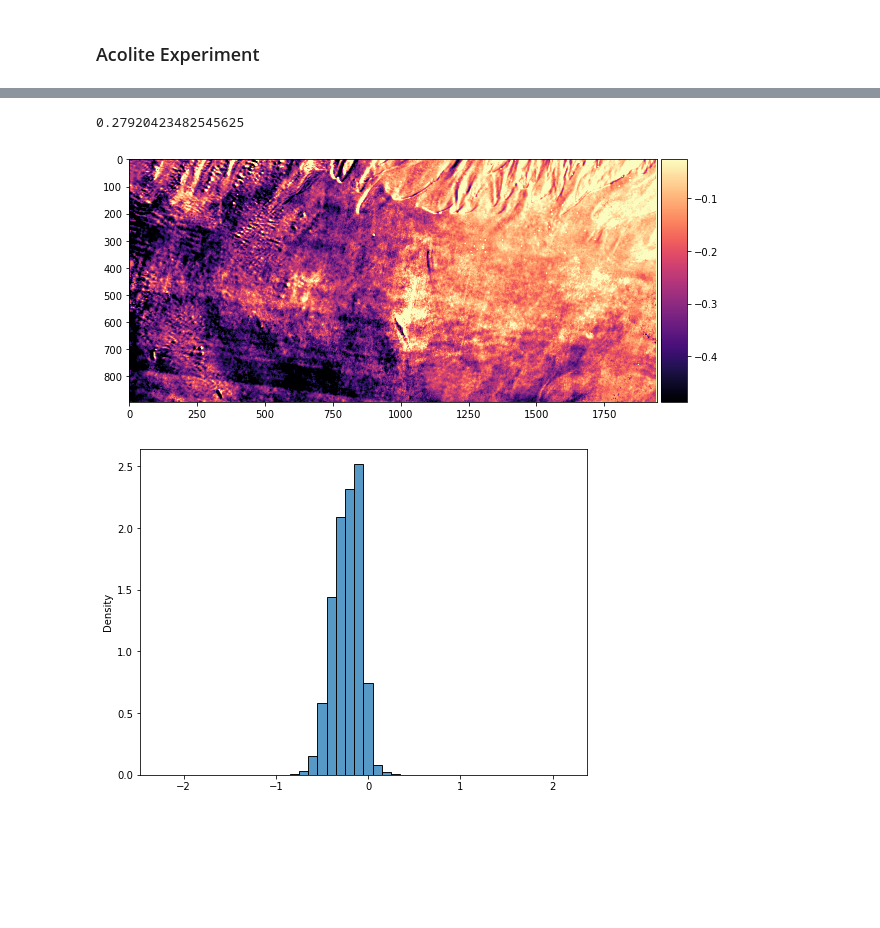
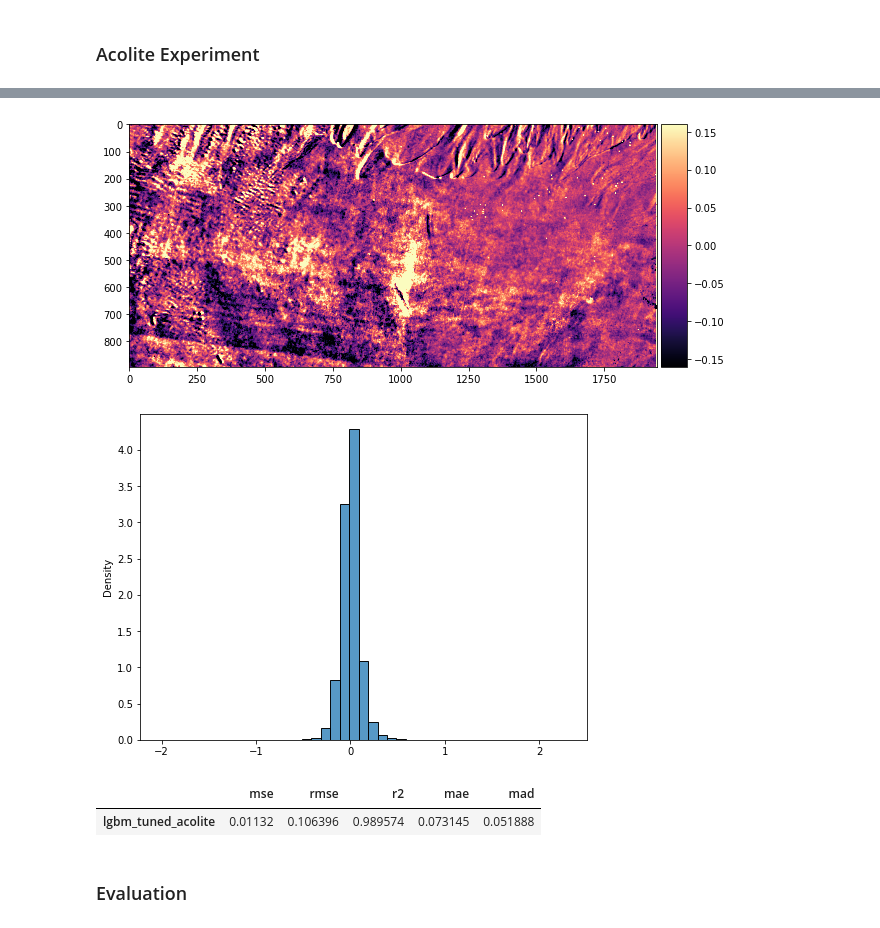
Before and after one commit to WalternativE/evaluation-preprocessing-methods-sentinel2-ml-based-bathymetry-estimation, a Jupyter notebook: notebooks/11__lgbm_calibration_bahamas.ipynb, the cells around one changed output, grey strips where cells are left out. Drawn from its saved outputs; the diff is of its cells as text; code cells hidden in the pictures; blank space fills up the shorter version.

Commit message:
Add basic evaluation of emperic models in different AOIs

```diff
--- a/notebooks/11__lgbm_calibration_bahamas.ipynb
+++ b/notebooks/11__lgbm_calibration_bahamas.ipynb
@@ -116,20 +117,17 @@ plt.show()
 params = {
     'objective': 'regression',
     'metric': 'mean_squared_error',
-    'boosting_type': 'dart',
-    'num_boost_round': 100,
-    'force_col_wise': True,
     'seed': 42,
 }
 
 (train_ds, val_ds) = create_train_val_set(train_test_eop, (FeatureType.DATA, 'L2A_data'))
 
 with io.capture_output() as capture:
-    model = lgb.train(
+    model_l2a = lgb.train(
         params,
         train_ds,
         valid_sets=val_ds,
-        callbacks=[log_evaluation(100)],
+        callbacks=[log_evaluation(100), early_stopping(100)],
         optuna_seed=42,
     )
 
@@ -195,11 +210,11 @@ plt.show()
 (train_ds, val_ds) = create_train_val_set(train_test_eop, (FeatureType.DATA, 'L1C_data'))
 
 with io.capture_output() as capture:
-    model = lgb.train(
+    model_l1c = lgb.train(
         params,
         train_ds,
         valid_sets=val_ds,
-        callbacks=[log_evaluation(100)],
+        callbacks=[log_evaluation(100), early_stopping(100)],
         optuna_seed=42,
     )
 
@@ -261,11 +276,11 @@ plt.show()
 (train_ds, val_ds) = create_train_val_set(train_test_eop, (FeatureType.DATA, 'L2W_data'))
 
 with io.capture_output() as capture:
-    model = lgb.train(
+    model_acolite = lgb.train(
         params,
         train_ds,
         valid_sets=val_ds,
-        callbacks=[log_evaluation(100)],
+        callbacks=[log_evaluation(100), early_stopping(100)],
         optuna_seed=42,
     )
 
@@ -291,36 +306,38 @@ write_optuna_capture_to_logs('../optuna_logs', capture)
-# %%
-y_val_hat = model.predict(val_ds.data, num_iteration=model.best_iteration)
-rmse = np.sqrt(mean_squared_error(val_ds.label, y_val_hat))
-rmse
-# %% [output]
-0.27920423482545625
 # %%
 X_all, y_all = get_X_y_for_split(
     train_test_eop,
     split_type=SplitType.All,
     data_feature=(FeatureType.DATA, 'L2W_data'),
     label_feature=(FeatureType.DATA_TIMELESS, 'bathy_data'),
 )
 
-acolite_sdb_estimation_values, acolite_sdb_estimation_map = create_sdb_estimation(train_test_eop, model, X_all)
+acolite_sdb_estimation_values, acolite_sdb_estimation_map = create_sdb_estimation(train_test_eop, model_acolite, X_all)
 
 masked_bathy_data = get_masked_map(
     train_test_eop,
     (FeatureType.DATA_TIMELESS, 'bathy_data'),
     data_mask_feature
 )
 acolite_sdb_errors = acolite_sdb_estimation_map - masked_bathy_data
 eolx.visualization.plot_ndarray_band(acolite_sdb_errors, cmap='magma')
 plt.show()
 # %% [output]
-[figure, old version]
+[figure, new version]
 # %%
 fig, ax = plt.subplots(figsize=(8, 6))
 acolite_sdb_residuals = acolite_sdb_estimation_values - y_all
 sns.histplot(acolite_sdb_residuals, binwidth=0.1, stat='density', ax=ax)
 plt.show()
 # %% [output]
-[figure, old version]
+[figure, new version]
+# %%
+exp_lgbm_acolite = dx.Explainer(model_acolite, val_ds.data, val_ds.label, label='lgbm_tuned_acolite', verbose=False)
+exp_lgbm_acolite.model_performance()
+# %% [output]
+|  | mse | rmse | r2 | mae | mad |
+| lgbm_tuned_acolite | 0.01132 | 0.106396 | 0.989574 | 0.073145 | 0.051888 |
+# %% [markdown]
+### Evaluation
 # %%
 residuals_df = pd.DataFrame({
     'l1c': l1c_sdb_residuals,
```
Also changed, not shown: parts of 17 cells of this notebook, 1 other file.
